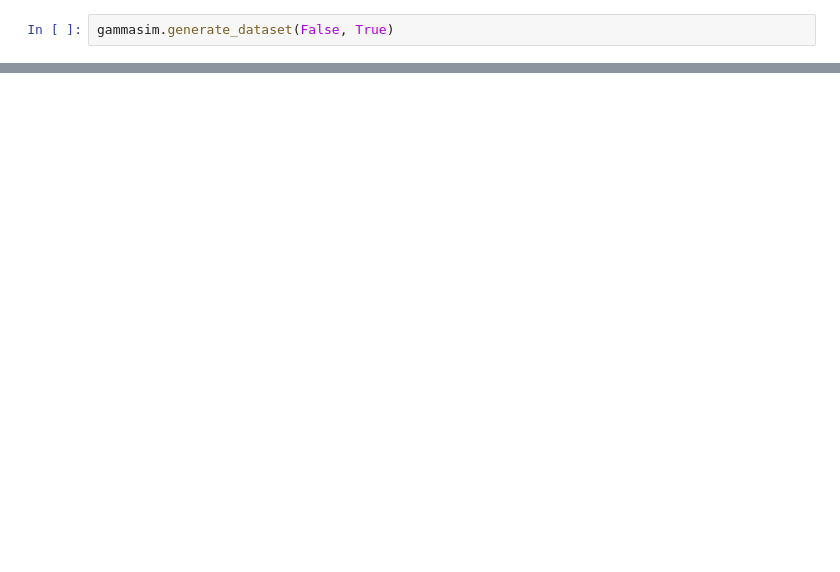
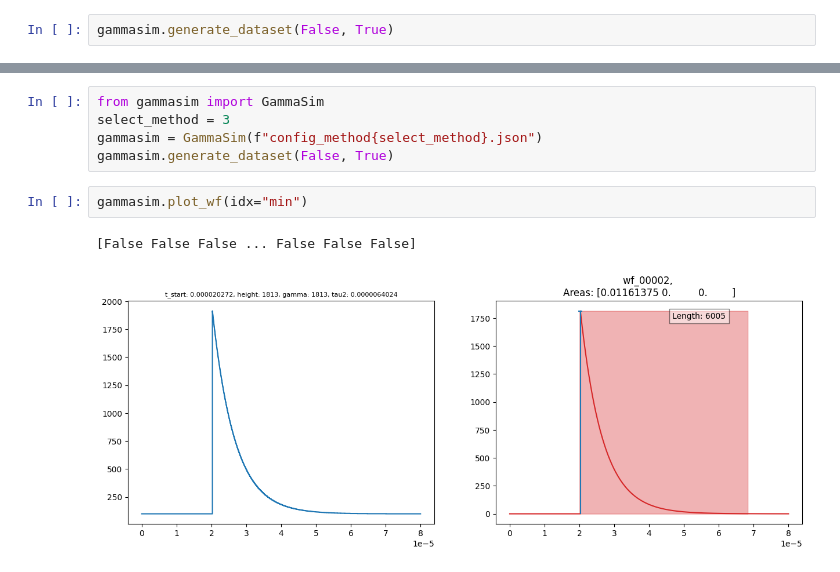
Before and after one commit to ASTRO-EDU/gammalib, a Jupyter notebook: gammasim/simulator_test.ipynb, the cells around one changed output, grey strips where cells are left out. Cells and saved outputs as stored; diff of their text form; blank space fills up the shorter version.

Commit message:
improved simulator with method3

```diff
--- a/gammasim/simulator_test.ipynb
+++ b/gammasim/simulator_test.ipynb
@@ -82,0 +100,10 @@ gammasim.plot_wf(idx="random")
+# %%
+from gammasim import GammaSim
+select_method = 3
+gammasim = GammaSim(f"config_method{select_method}.json")
+gammasim.generate_dataset(False, True)
+# %%
+gammasim.plot_wf(idx="min")
+# %% [output]
+[False False False ... False False False]
+[figure, added]
```
Also changed, not shown: parts of 11 cells of this notebook, 5 other files.
